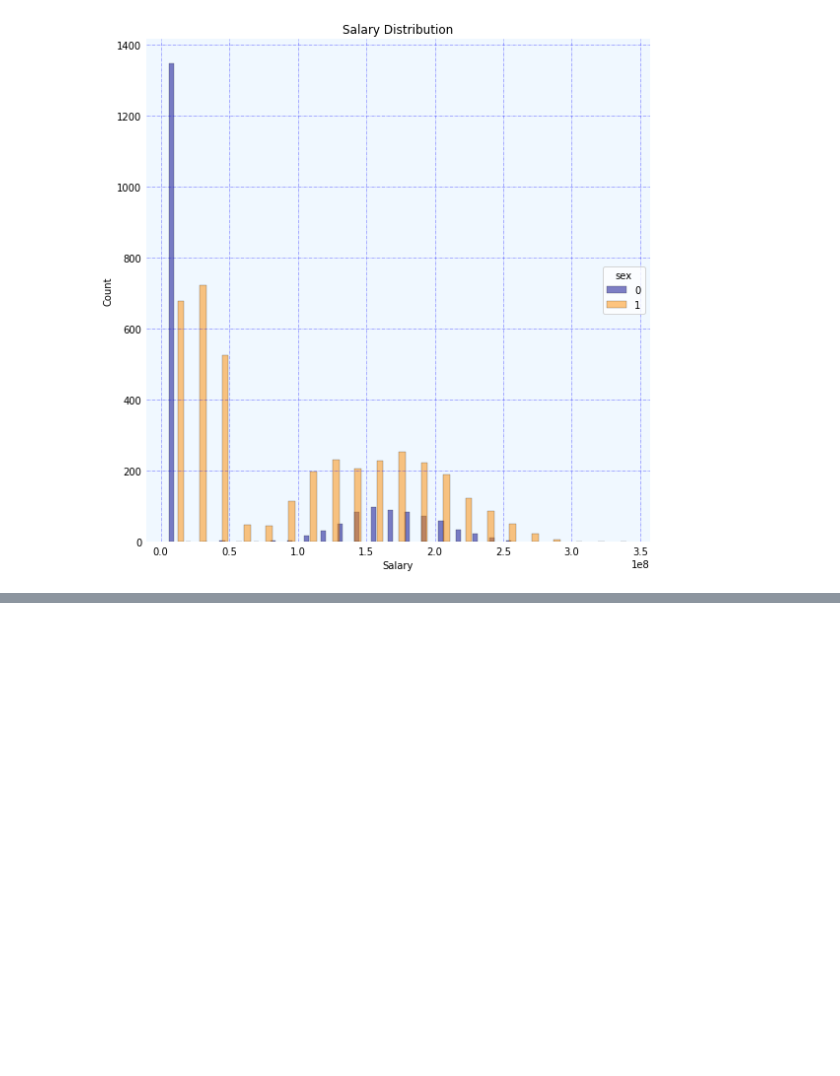
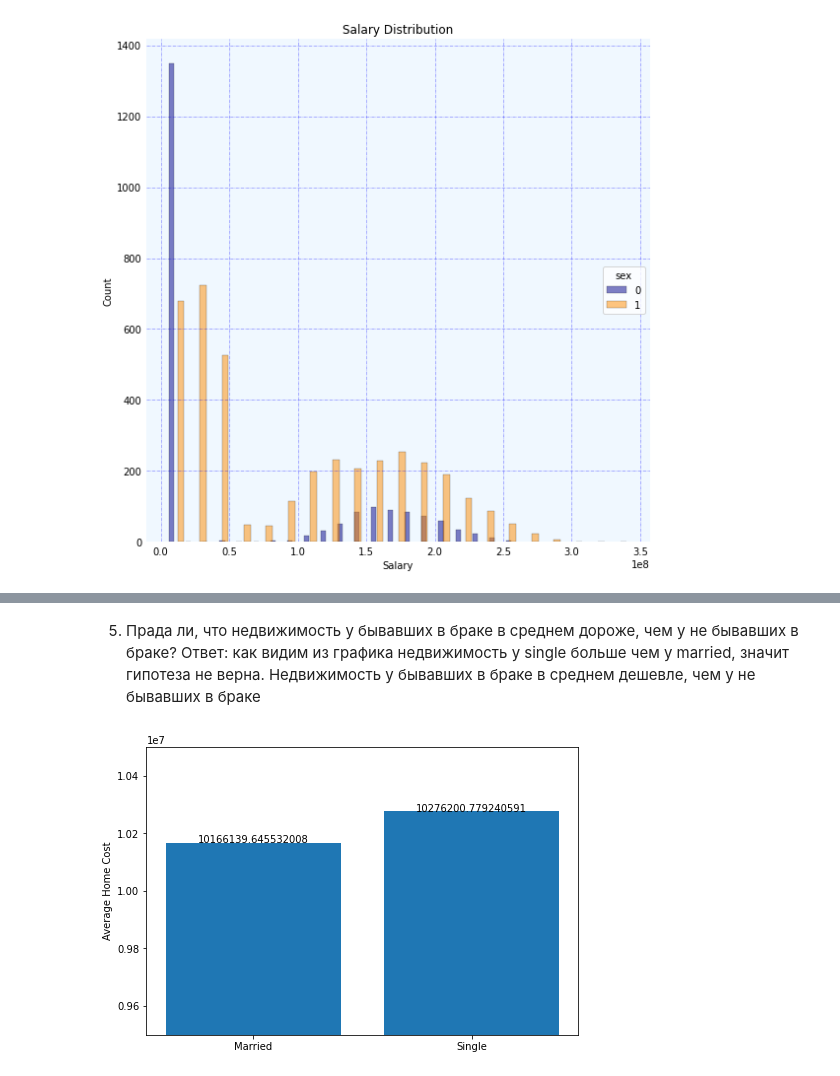
Before and after one commit to RedsquareM/dataanalysisHW, a Jupyter notebook: hw3.ipynb, the cells around one changed output, grey strips where cells are left out. Cells and saved outputs as stored; diff of their text form; code cells hidden in the pictures; blank space fills up the shorter version.

```diff
--- a/hw3.ipynb
+++ b/hw3.ipynb
@@ -134,0 +275,22 @@ plt.show()
+# %% [markdown]
+5. Прада ли, что недвижимость у бывавших в браке в среднем дороже, чем у не бывавших в браке?
+   Ответ: как видим из графика недвижимость у single больше чем у married, значит гипотеза не верна. Недвижимость у бывавших в браке в среднем дешевле, чем у не бывавших в браке
+# %%
+# was married из датасета, обозначаем:
+Single = df.loc[df['was_married'] == 0]
+Married = df.loc[df['was_married'] == 1]
+
+# Выведем график
+fig = plt.figure()
+ax = fig.add_axes([0,0,1,1])
+Status = ['Married', 'Single']
+HC = [Married['home_cost'].mean(),Single['home_cost'].mean()]
+ax.bar(Status ,HC)
+addlabels(Status ,HC)
+
+plt.ylim([9500000, 10500000])
+
+plt.ylabel("Average Home Cost")
+plt.show()
+# %% [output]
+[figure, added]
```
Also changed, not shown: parts of 21 cells of this notebook.
